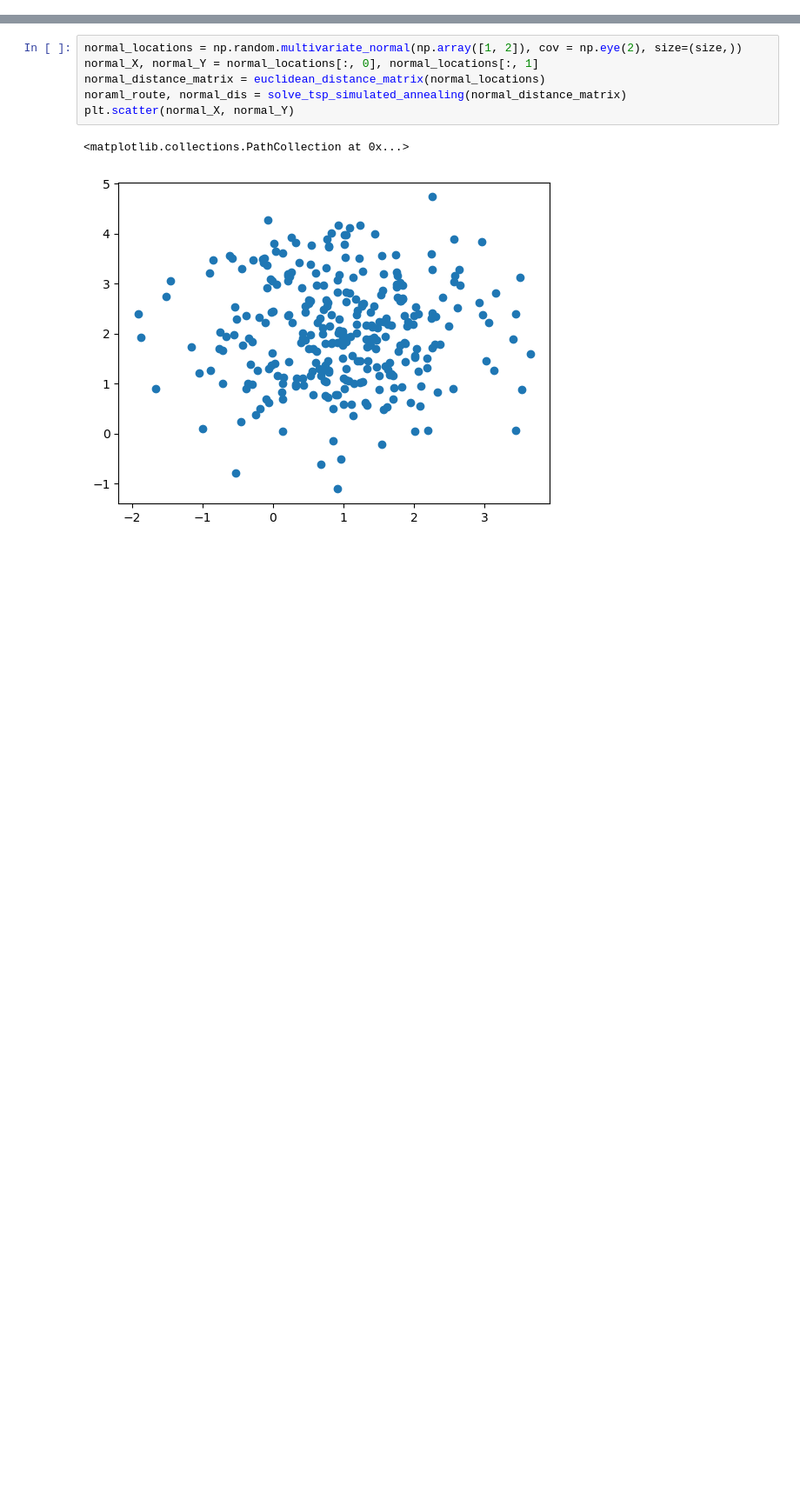
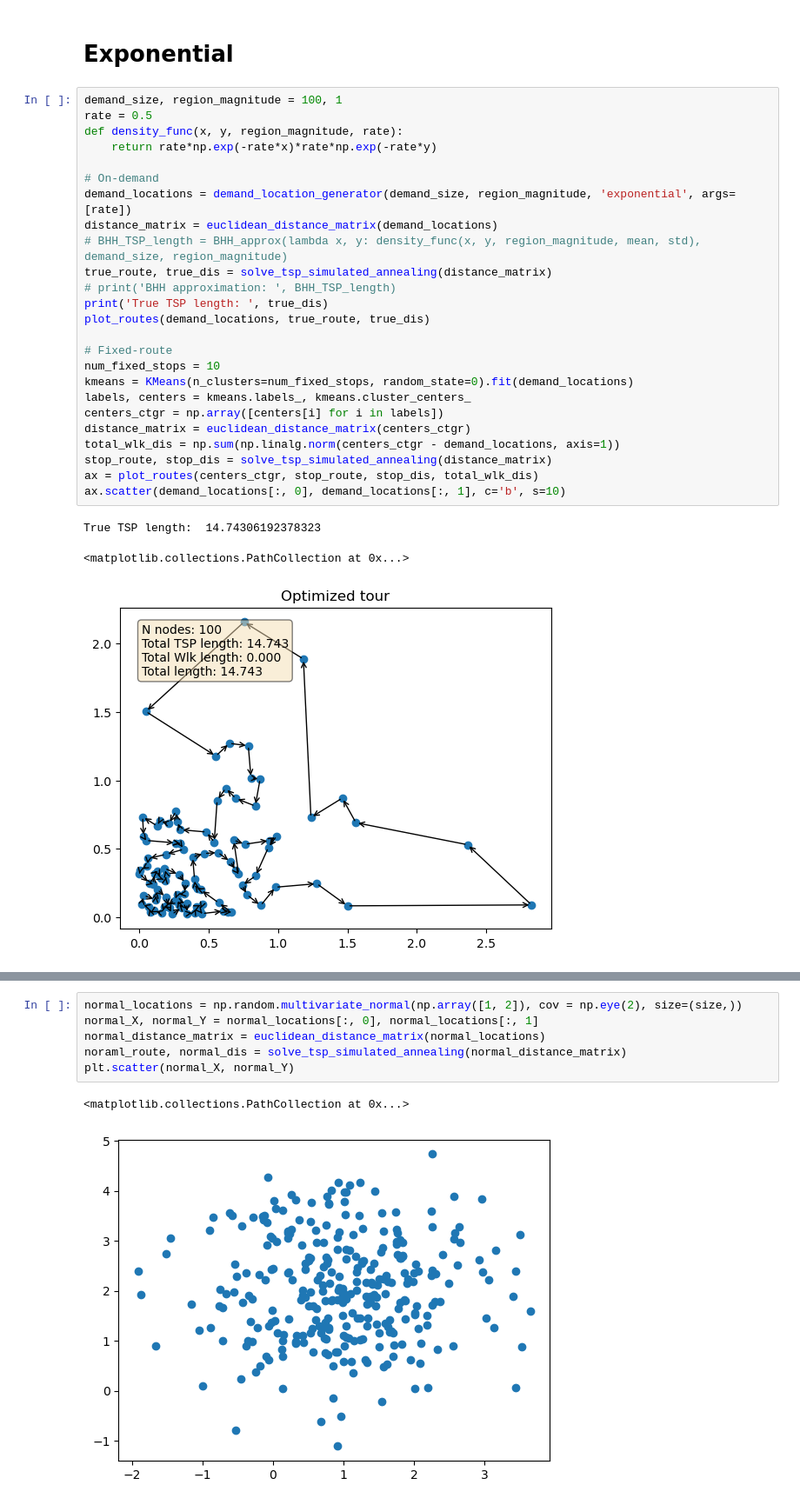
Before and after one commit to TongQM/routedesign, a Jupyter notebook: routedesign.ipynb, the cells around one changed output, grey strips where cells are left out. Shown at 87% size. Saved outputs shown, nothing was run; the diff lists cells and outputs as text; blank space fills up the shorter version.

```diff
--- a/routedesign.ipynb
+++ b/routedesign.ipynb
@@ -107,0 +191,31 @@ NameError: name 'clusters' is not defined
+# %% [markdown]
+# Exponential
+# %%
+demand_size, region_magnitude = 100, 1
+rate = 0.5
+def density_func(x, y, region_magnitude, rate):
+    return rate*np.exp(-rate*x)*rate*np.exp(-rate*y)
+
+# On-demand
+demand_locations = demand_location_generator(demand_size, region_magnitude, 'exponential', args=[rate])
+distance_matrix = euclidean_distance_matrix(demand_locations)
+# BHH_TSP_length = BHH_approx(lambda x, y: density_func(x, y, region_magnitude, mean, std), demand_size, region_magnitude)
+true_route, true_dis = solve_tsp_simulated_annealing(distance_matrix)
+# print('BHH approximation: ', BHH_TSP_length)
+print('True TSP length: ', true_dis)
+plot_routes(demand_locations, true_route, true_dis)
+
+# Fixed-route
+num_fixed_stops = 10
+kmeans = KMeans(n_clusters=num_fixed_stops, random_state=0).fit(demand_locations)
+labels, centers = kmeans.labels_, kmeans.cluster_centers_
+centers_ctgr = np.array([centers[i] for i in labels])
+distance_matrix = euclidean_distance_matrix(centers_ctgr)
+total_wlk_dis = np.sum(np.linalg.norm(centers_ctgr - demand_locations, axis=1))
+stop_route, stop_dis = solve_tsp_simulated_annealing(distance_matrix)
+ax = plot_routes(centers_ctgr, stop_route, stop_dis, total_wlk_dis)
+ax.scatter(demand_locations[:, 0], demand_locations[:, 1], c='b', s=10)
+# %% [output]
+True TSP length:  14.74306192378323
+<matplotlib.collections.PathCollection at 0x...>
+[figure, added]
```
Also changed, not shown: parts of 13 cells of this notebook, 1 other file.
